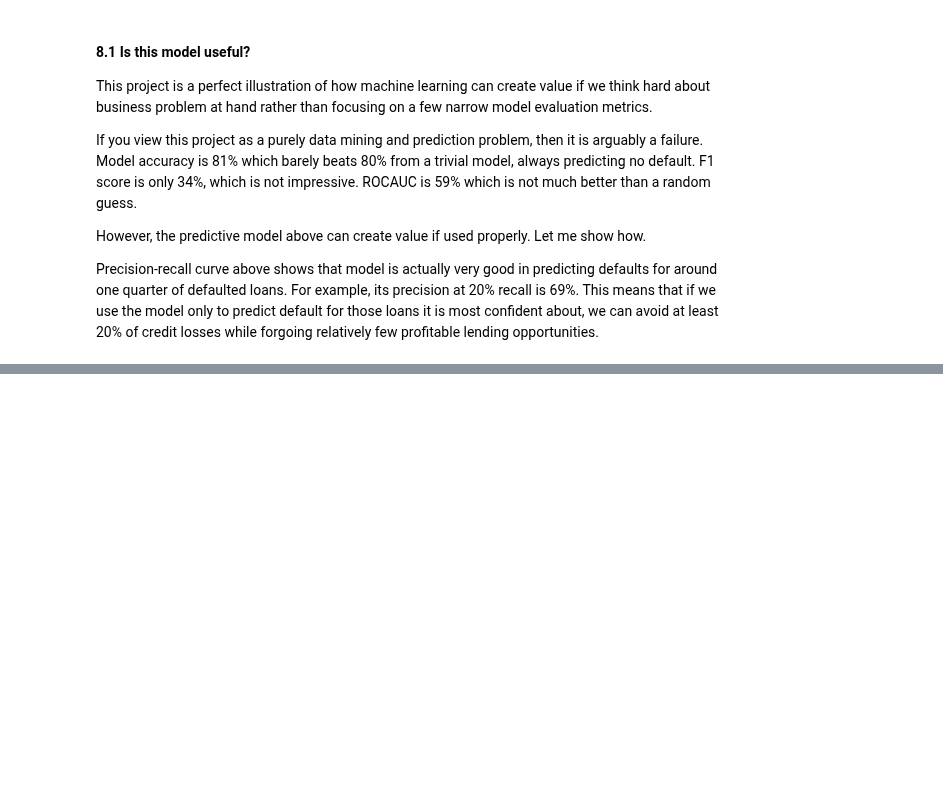
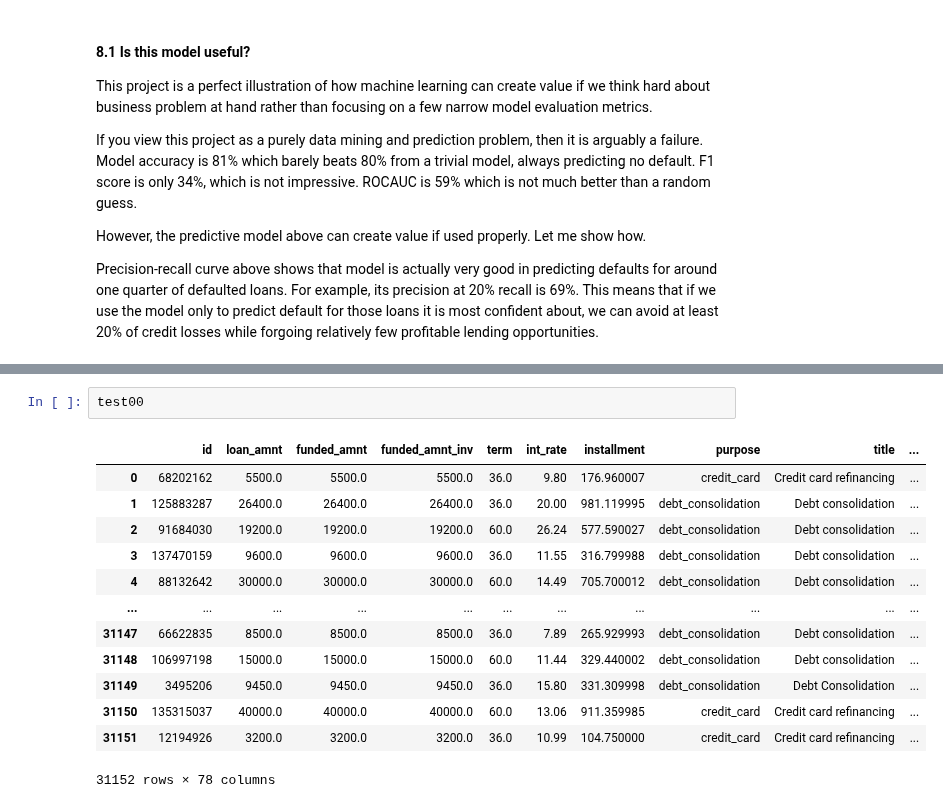
Before and after one commit to MykolaPinchuk/KaggleProjects, a Jupyter notebook: kp102-lc-loaddef.ipynb, the cells around one changed output, grey strips where cells are left out. Cells and saved outputs as stored; diff of their text form; blank space fills up the shorter version.

```diff
--- a/kp102-lc-loaddef.ipynb
+++ b/kp102-lc-loaddef.ipynb
@@ -1010,0 +1011,16 @@ df.head()
+# %%
+test00
+# %% [output]
+|  | id | loan_amnt | funded_amnt | funded_amnt_inv | term | int_rate | installment | purpose | title | ... |
+| 0 | 68202162 | 5500.0 | 5500.0 | 5500.0 | 36.0 | 9.80 | 176.960007 | credit_card | Credit card refinancing | ... |
+| 1 | 125883287 | 26400.0 | 26400.0 | 26400.0 | 36.0 | 20.00 | 981.119995 | debt_consolidation | Debt consolidation | ... |
+| 2 | 91684030 | 19200.0 | 19200.0 | 19200.0 | 60.0 | 26.24 | 577.590027 | debt_consolidation | Debt consolidation | ... |
+| 3 | 137470159 | 9600.0 | 9600.0 | 9600.0 | 36.0 | 11.55 | 316.799988 | debt_consolidation | Debt consolidation | ... |
+| 4 | 88132642 | 30000.0 | 30000.0 | 30000.0 | 60.0 | 14.49 | 705.700012 | debt_consolidation | Debt consolidation | ... |
+| ... | ... | ... | ... | ... | ... | ... | ... | ... | ... | ... |
+| 31147 | 66622835 | 8500.0 | 8500.0 | 8500.0 | 36.0 | 7.89 | 265.929993 | debt_consolidation | Debt consolidation | ... |
+| 31148 | 106997198 | 15000.0 | 15000.0 | 15000.0 | 60.0 | 11.44 | 329.440002 | debt_consolidation | Debt consolidation | ... |
+| 31149 | 3495206 | 9450.0 | 9450.0 | 9450.0 | 36.0 | 15.80 | 331.309998 | debt_consolidation | Debt Consolidation | ... |
+| 31150 | 135315037 | 40000.0 | 40000.0 | 40000.0 | 60.0 | 13.06 | 911.359985 | credit_card | Credit card refinancing | ... |
+| 31151 | 12194926 | 3200.0 | 3200.0 | 3200.0 | 36.0 | 10.99 | 104.750000 | credit_card | Credit card refinancing | ... |
+31152 rows × 78 columns
```
Also changed, not shown: parts of 5 cells of this notebook.
